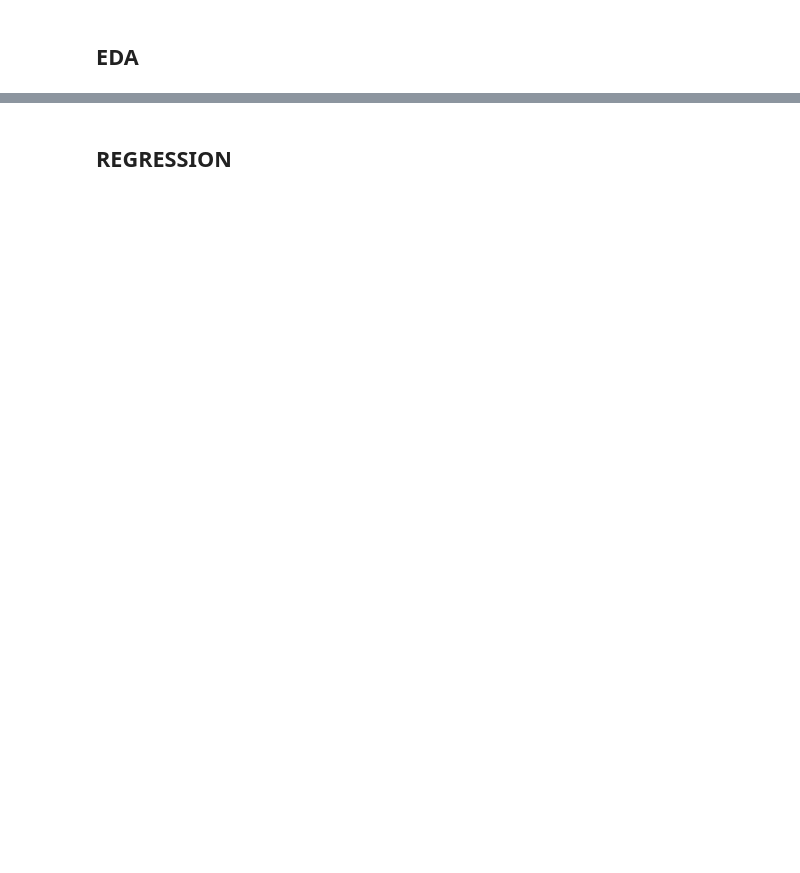
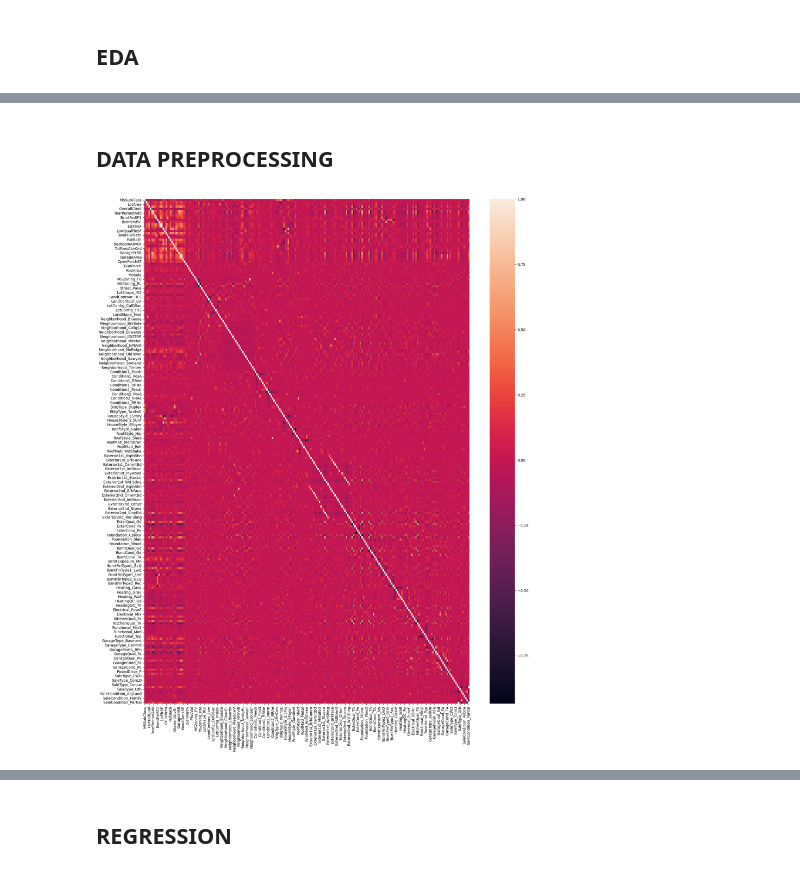
Before and after one commit to keiferc/datalab, a Jupyter notebook: notebooks/practice/regression.ipynb, the cells around one changed output, grey strips where cells are left out. Saved outputs shown, nothing was run; the diff lists cells and outputs as text; code cells hidden in the pictures; blank space fills up the shorter version.

```diff
--- a/notebooks/practice/regression.ipynb
+++ b/notebooks/practice/regression.ipynb
@@ -12,0 +92,5 @@ For gaining familiarity with using Python for regression problems instead of rel
+# %%
+cols_to_drop = cols_with_nulls.loc[
+    lambda x: x > train_src_df.shape[0] / 4
+].index.to_list()
+cols_to_drop
@@ -12,0 +104,9 @@ For gaining familiarity with using Python for regression problems instead of rel
+# %%
+encodable_cols = (
+    train_src_df.loc[:, ~train_src_df.columns.isin(cols_to_drop)]
+    .select_dtypes(["object", "str"])
+    .nunique(dropna=True)
+    .index
+)
+for col in encodable_cols:
+    print(f"{col}: {list_unique(train_src_df, col)}")
@@ -12,0 +152,26 @@ For gaining familiarity with using Python for regression problems instead of rel
+# %% [markdown]
+## DATA PREPROCESSING
+# %%
+def plot_corr_matrix(df: pd.DataFrame | T.Iterator[pd.DataFrame]):
+    plt.figure(figsize=(20, 25))
+    sns.heatmap(train_prep_df.corr())
+    plt.show()
+# %%
+train_prep_df = train_src_df.loc[
+    :, ~train_src_df.columns.isin(cols_to_drop + ["Id"] + ["SalePrice"])
+]
+train_prep_df = pd.get_dummies(
+    train_prep_df, columns=encodable_cols, drop_first=True, dtype="int"
+)
+train_prep_df = (
+    skimp.SimpleImputer(missing_values=pd.NA, strategy="most_frequent")
+    .set_output(transform="pandas")
+    .fit_transform(train_prep_df)
+)
+train_prep_df = (
+    skprep.StandardScaler().set_output(transform="pandas").fit_transform(train_prep_df)
+)
+# %%
+plot_corr_matrix(train_prep_df)
+# %% [output]
+[figure, added]
```
Also changed, not shown: parts of 20 cells of this notebook, 3 other files.
